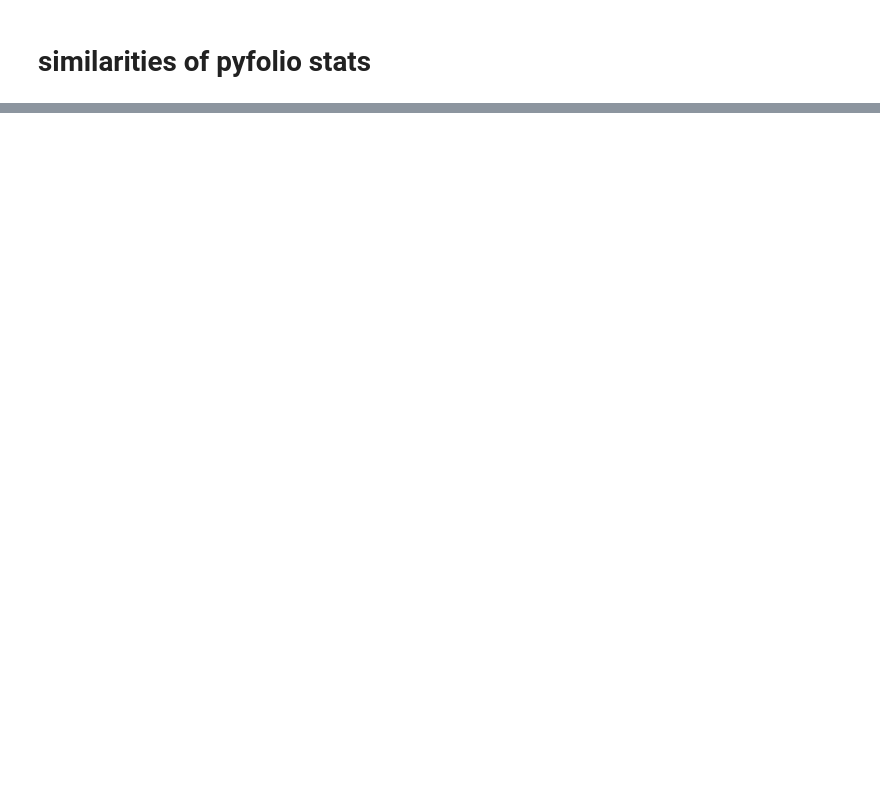
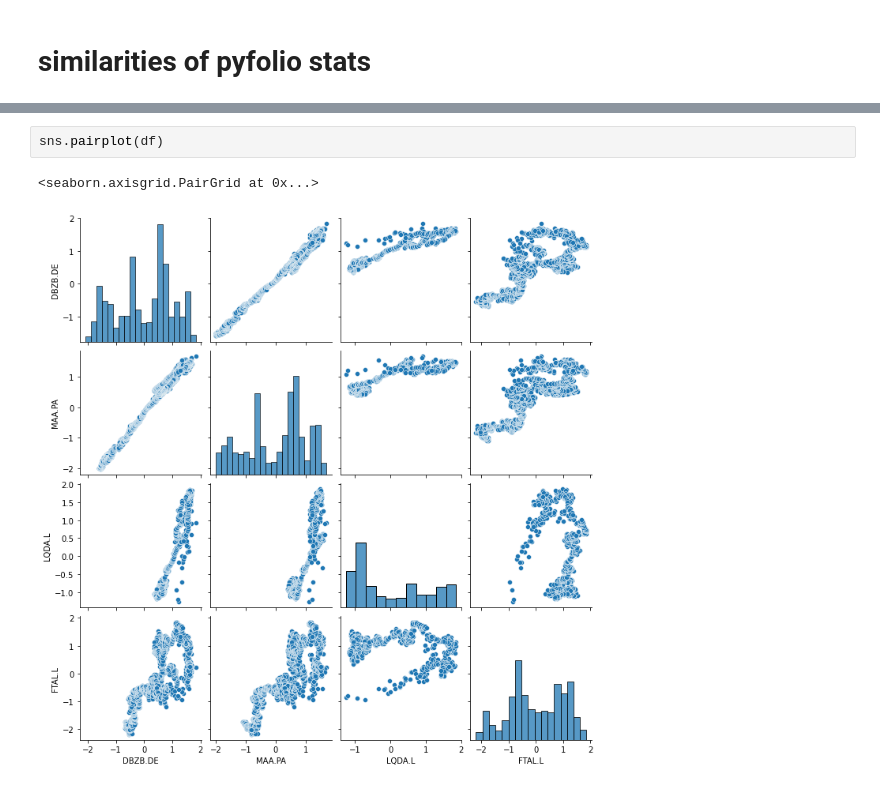
Before and after one commit to jklen/fin, a Jupyter notebook: finax_vs_admiral.ipynb, the cells around one changed output, grey strips where cells are left out. Saved outputs shown, nothing was run; the diff lists cells and outputs as text; blank space fills up the shorter version.

```diff
--- a/finax_vs_admiral.ipynb
+++ b/finax_vs_admiral.ipynb
@@ -55,0 +304,5 @@ with pd.option_context('display.max_rows', None, 'display.max_columns', None):
+# %%
+sns.pairplot(df)
+# %% [output]
+<seaborn.axisgrid.PairGrid at 0x...>
+[figure, added]
```
Also changed, not shown: parts of 70 cells of this notebook, 7 other files.
